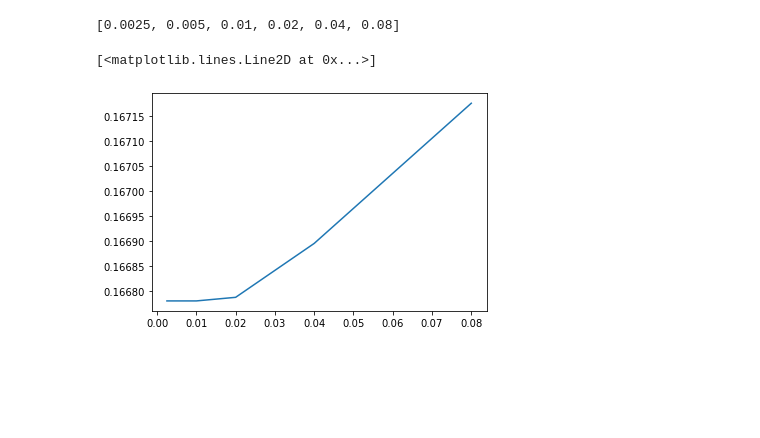
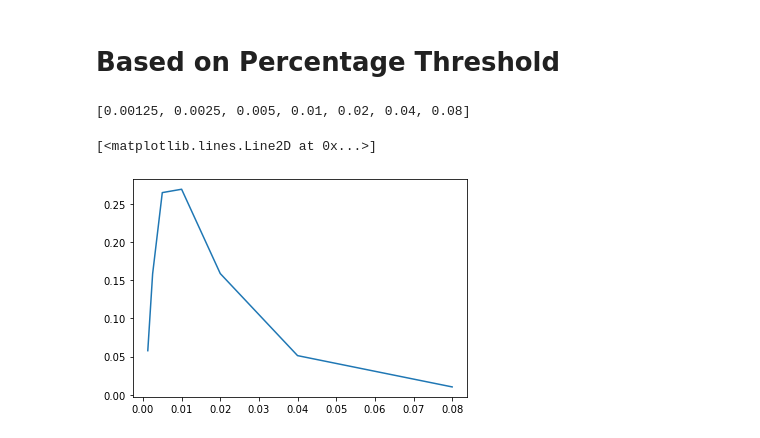
Before and after one commit to mads-swaps/swap-for-profit, a Jupyter notebook: playground/nicks/find_atr_ratio.ipynb, the cells around one changed output. Drawn from its saved outputs; the diff is of its cells as text; code cells hidden in the pictures; blank space fills up the shorter version.

```diff
--- a/playground/nicks/find_atr_ratio.ipynb
+++ b/playground/nicks/find_atr_ratio.ipynb
@@ -351,8 +242,8 @@ plt.plot(rng, results2)
 # %%
 results3=[]
-rng = range(1,20)
+rng = range(1,10)
 for i in tqdm(rng):
-    _, y, _ = build_Xy(df, window=window, use_atr=True, atr_ratio=(i*3,i), reverse=False)
+    _, y, _ = build_Xy(df, df_full[df_col_diff], window=window, use_atr=True, atr_ratio=(i*3,i), reverse=True)
     results3.append(y.sum() / len(y))
 plt.plot(rng, results3)
 # %% [output]
@@ -362,7 +253,7 @@ plt.plot(rng, results3)
 results4=[]
 rng = range(1,10)
 for i in tqdm(rng):
-    _, y, _ = build_Xy(df, window=window, use_atr=True, atr_ratio=(i*4,i), reverse=False)
+    _, y, _ = build_Xy(df, df_full[df_col_diff], window=window, use_atr=True, atr_ratio=(i*4,i), reverse=True)
     results4.append(y.sum() / len(y))
 plt.plot(rng, results4)
 # %% [output]
@@ -370,0 +262,7 @@ plt.plot(rng, results4)
+# %%
+results5=[]
+rng = range(1,10)
+for i in tqdm(rng):
+    _, y, _ = build_Xy(df, df_full[df_col_diff], window=window, use_atr=True, atr_ratio=(i*5,i), reverse=True)
+    results5.append(y.sum() / len(y))
+plt.plot(rng, results5)
@@ -370,0 +272,7 @@ plt.plot(rng, results4)
+# %%
+results6=[]
+rng = range(1,7)
+for i in tqdm(rng):
+    _, y, _ = build_Xy(df, df_full[df_col_diff], window=window, use_atr=True, atr_ratio=(i*6,i), reverse=True)
+    results6.append(y.sum() / len(y))
+plt.plot(rng, results6)
@@ -371,14 +324,16 @@ plt.plot(rng, results4)
+# %% [markdown]
+# Based on Percentage Threshold
 # %%
-[0.0025*2**i for i in range(6)]
+[0.00125*2**i for i in range(7)]
 # %% [output]
-[0.0025, 0.005, 0.01, 0.02, 0.04, 0.08]
+[0.00125, 0.0025, 0.005, 0.01, 0.02, 0.04, 0.08]
 # %%
 results_p1=[]
-rng = [0.0025*2**i for i in range(6)]
+rng = [0.00125*2**i for i in range(7)]
 for i in tqdm(rng):
-    _, y, _ = build_Xy(df, window=window, use_atr=True, atr_ratio=(i,i/2), reverse=False)
+    _, y, _ = build_Xy(df, df_full[df_col_diff], window=window, use_atr=False, threshold_ratio=(i,i/2), reverse=True)
     results_p1.append(y.sum() / len(y))
 plt.plot(rng, results_p1)
 # %% [output]
 [<matplotlib.lines.Line2D at 0x...>]
-[figure, old version]
+[figure, new version]
```
Also changed, not shown: parts of 17 cells of this notebook, 14 other files.
